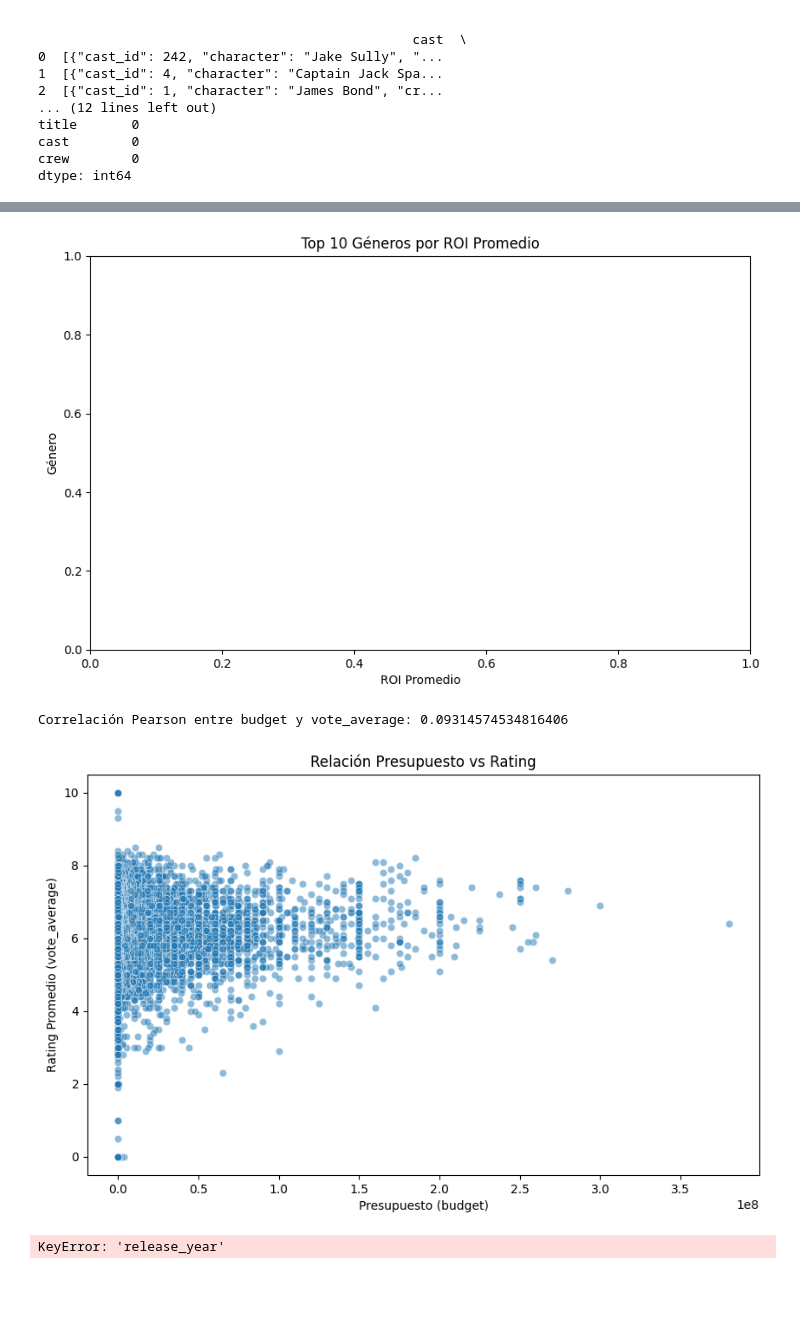
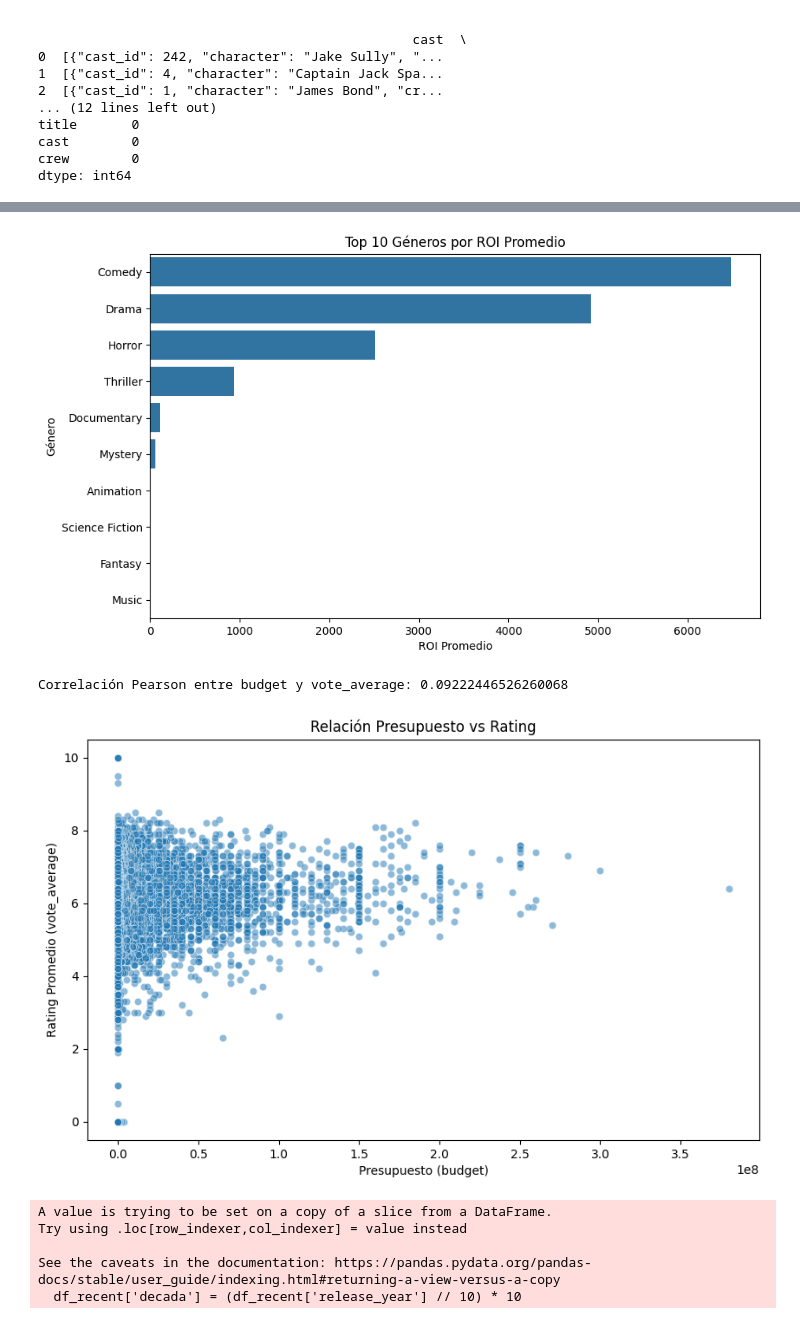
Before and after one commit to agusmarino/TrabajoFinalLenguajes1, a Jupyter notebook: TP Final.ipynb, the cells around one changed output, grey strips where cells are left out. Drawn from its saved outputs; the diff is of its cells as text; code cells hidden in the pictures; blank space fills up the shorter version.

```diff
--- a/TP Final.ipynb
+++ b/TP Final.ipynb
@@ -169,8 +177,11 @@ print(df_credits.head())
 # ROI = revenue / budget (evitar divisiones por 0)
 df_movies['ROI'] = np.where(df_movies['budget'] > 0, df_movies['revenue'] / df_movies['budget'], np.nan)
 
-# Extraer géneros (asumiendo que 'genres' es lista JSON parseada)
-df_movies['genres_list'] = df_movies['genres'].apply(lambda x: [g['name'] for g in x] if isinstance(x, list) else [])
+# Parsear 'genres' de string JSON a lista real
+import ast  # Para parsear strings JSON-like
+df_movies['genres_list'] = df_movies['genres'].apply(lambda x: [g['name'] for g in ast.literal_eval(x)] if isinstance(x, str) else [])
+
+# Explotar géneros para análisis
 genres_exploded = df_movies.explode('genres_list')
 
 # ROI promedio por género
@@ -203,6 +214,9 @@ plt.show()
 # Conclusión: Hay una correlación baja positiva ({correlacion}), indicando que más presupuesto no garantiza mejor rating, pero hay outliers con alto budget y rating.
 
 ### Eje 3: Evolución de la duración de películas en los últimos 50 años
+# Crear columna 'release_year' a partir de 'release_date' (asumiendo que ya es datetime de celdas anteriores)
+df_movies['release_year'] = df_movies['release_date'].dt.year  # Extraer el año como entero
+
 # Filtrar últimos 50 años (asumiendo current_date ~2025)
 df_recent = df_movies[df_movies['release_year'] >= 1975]
 
@@ -242,8 +256,12 @@ max    3.800000e+08  459488.000000   875.581305  2.787965e+09   338.000000
 1  [{"credit_id": "52fe4232c3a36847f800b579", "de...
 2  [{"credit_id": "54805967c3a36829b5002c41", "de...
 3  [{"credit_id": "52fe4781c3a36847f81398c3", "de...
 4  [{"credit_id": "52fe479ac3a36847f813eaa3", "de...
-[figure, old version]
+[figure, new version]
-Correlación Pearson entre budget y vote_average: 0.09314574534816406
+Correlación Pearson entre budget y vote_average: 0.09222446526260068
 [figure]
-KeyError: 'release_year'
+A value is trying to be set on a copy of a slice from a DataFrame.
+Try using .loc[row_indexer,col_indexer] = value instead
+
+See the caveats in the documentation: https://pandas.pydata.org/pandas-docs/stable/user_guide/indexing.html#returning-a-view-versus-a-copy
+  df_recent['decada'] = (df_recent['release_year'] // 10) * 10
```
Also changed, not shown: parts of 3 cells of this notebook, 3 other files.
